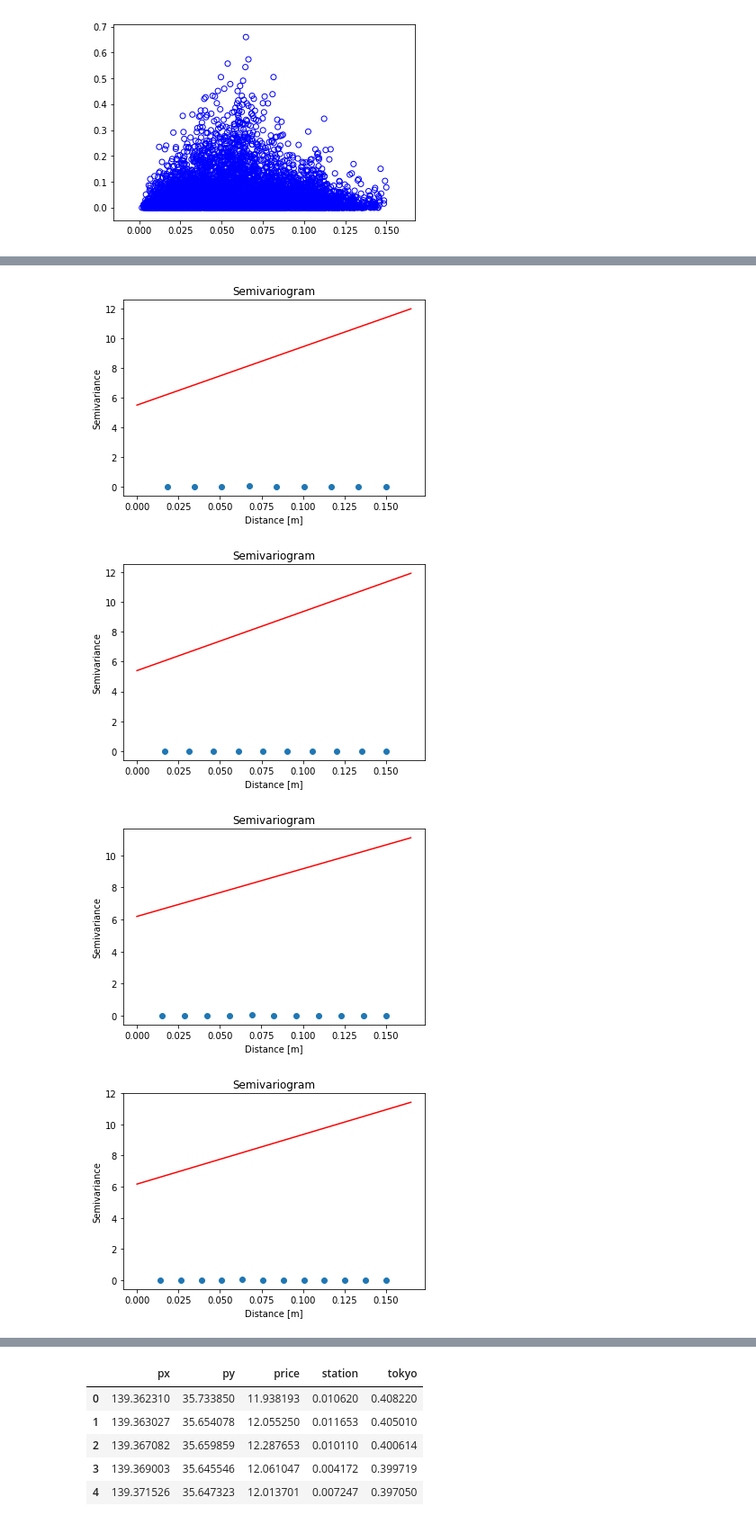
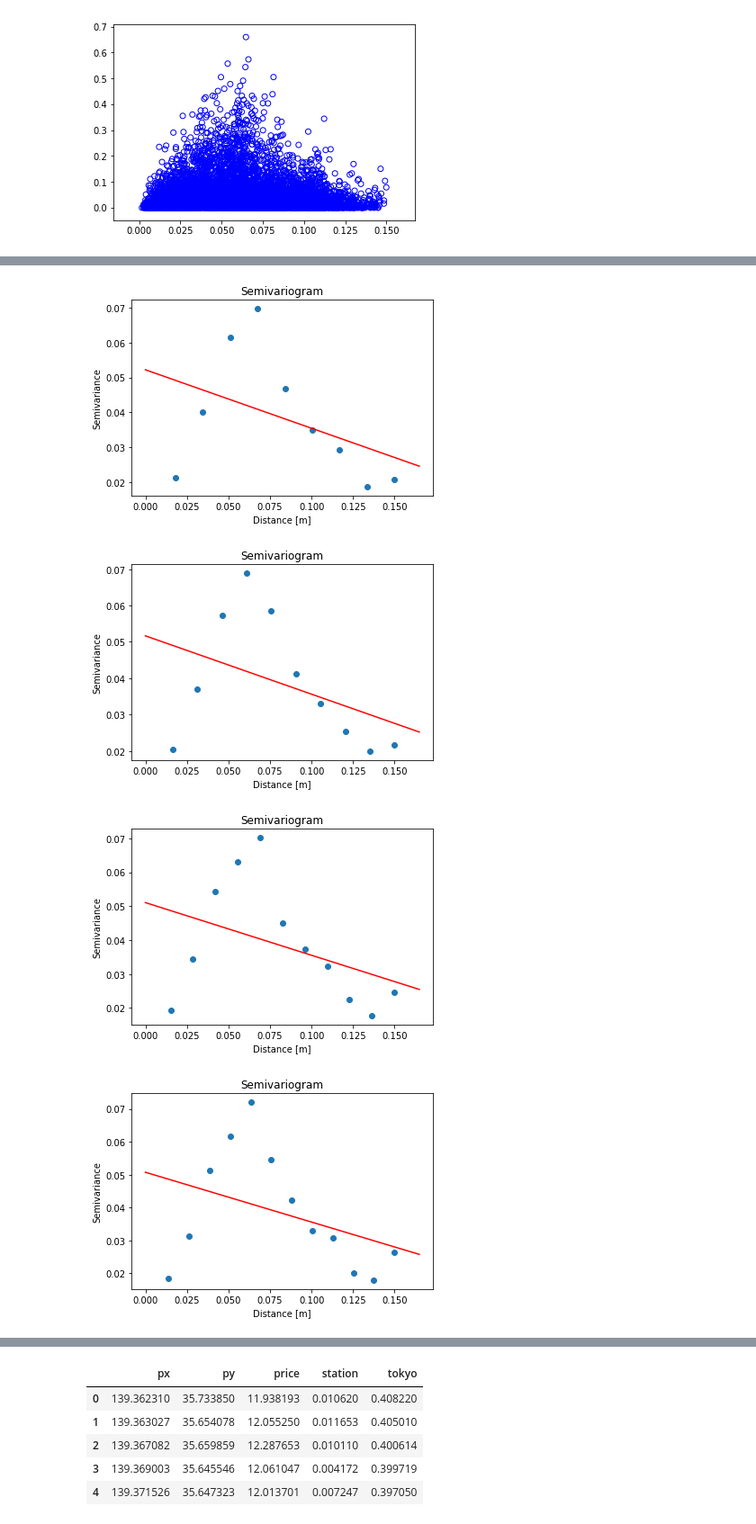
Before and after one commit to ryuya-ko/LDAT_LS_2019, a Jupyter notebook: code/python/kriging_imple.ipynb, the cells around one changed output, grey strips where cells are left out. Shown at 90% size. Drawn from its saved outputs; the diff is of its cells as text; code cells hidden in the pictures.

Commit message:
add the implementation process of kriging with sample data calc_variogram: modified to use NWLS kriging_imple: add the process of kriging and comparison with the result of R

```diff
--- a/code/python/kriging_imple.ipynb
+++ b/code/python/kriging_imple.ipynb
@@ -49,3 +48,3 @@ print(var)
 # %%
-param, lag_num, fig = variogram.auto_vario(vario, var, range(5,13))
+param, lag_num, fig = variogram.auto_vario(vario, range(5,13))
 # %% [output]
@@ -73,7 +72,7 @@ spherical:366.07148970818446
-[figure, old version]
+[figure, new version]
-[figure, old version]
+[figure, new version]
-[figure, old version]
+[figure, new version]
-[figure, old version]
+[figure, new version]
 # %%
 fig # 最小二乗誤差を最小化するbins, model, parameterのバリオグラム
 # %% [output]
```
Also changed, not shown: parts of 83 cells of this notebook, 1 other file.
